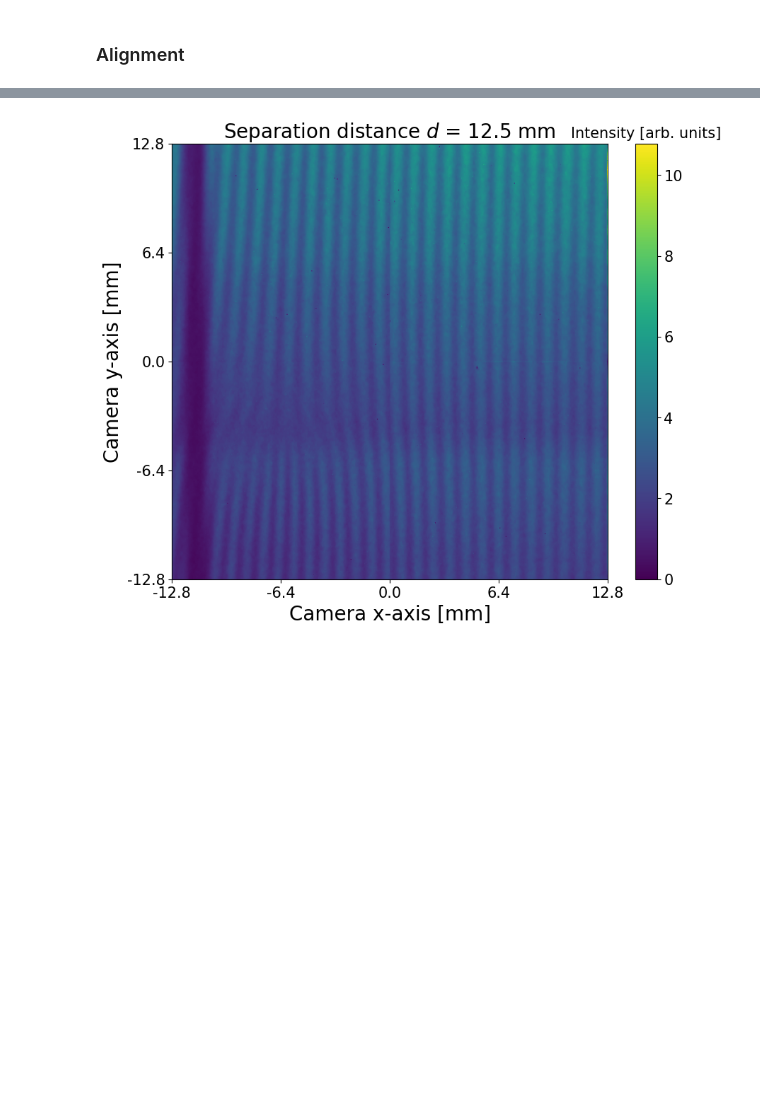
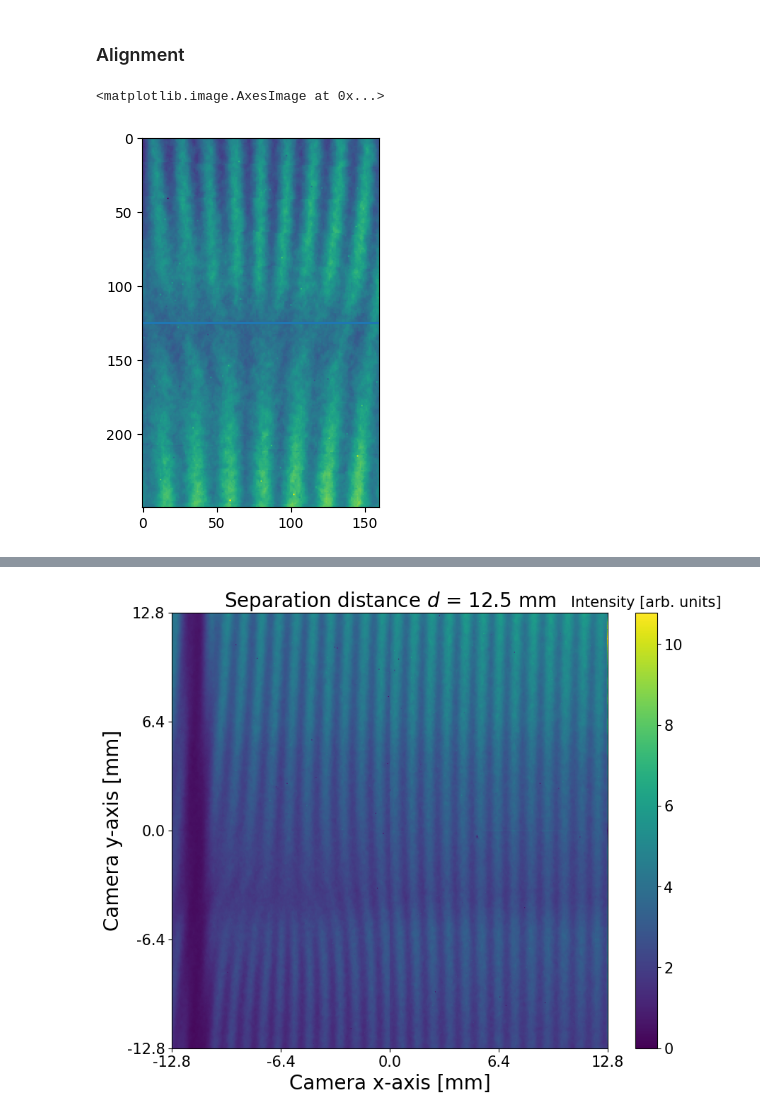
Before and after one commit to G4byte/NPGMI-src, a Jupyter notebook: Simulations and Plots/LANL/LANL simulations.ipynb, the cells around one changed output, grey strips where cells are left out. Saved outputs shown, nothing was run; the diff lists cells and outputs as text; code cells hidden in the pictures; blank space fills up the shorter version.

```diff
--- a/Simulations and Plots/LANL/LANL simulations.ipynb
+++ b/Simulations and Plots/LANL/LANL simulations.ipynb
@@ -115,0 +117,9 @@ img = all_oam4_imgs_partsummed_rotated[ind]
+# %%
+# unequal sizes causes y-axis effect in fft2d
+img_fft2 = np.abs(fftshift(fft2(np.array(img)[55:215, 40:290])))
+
+plt.axhline(125)
+plt.imshow(np.array(img)[55:215, 40:290].T)
+# %% [output]
+<matplotlib.image.AxesImage at 0x...>
+[figure, added]
```
Also changed, not shown: parts of 16 cells of this notebook, 4 other files.
